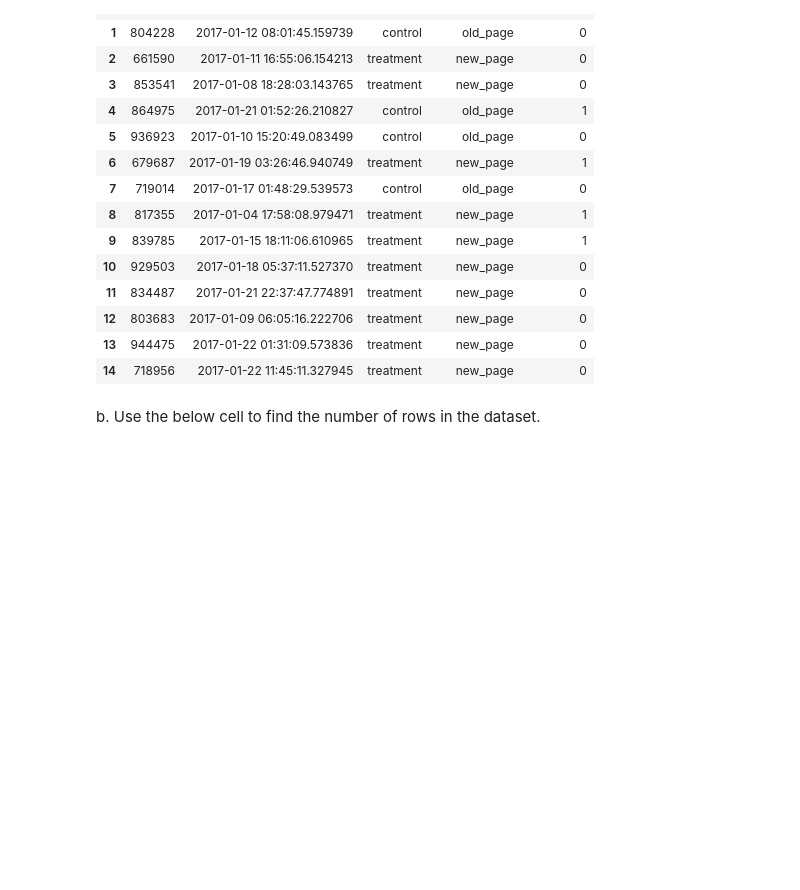
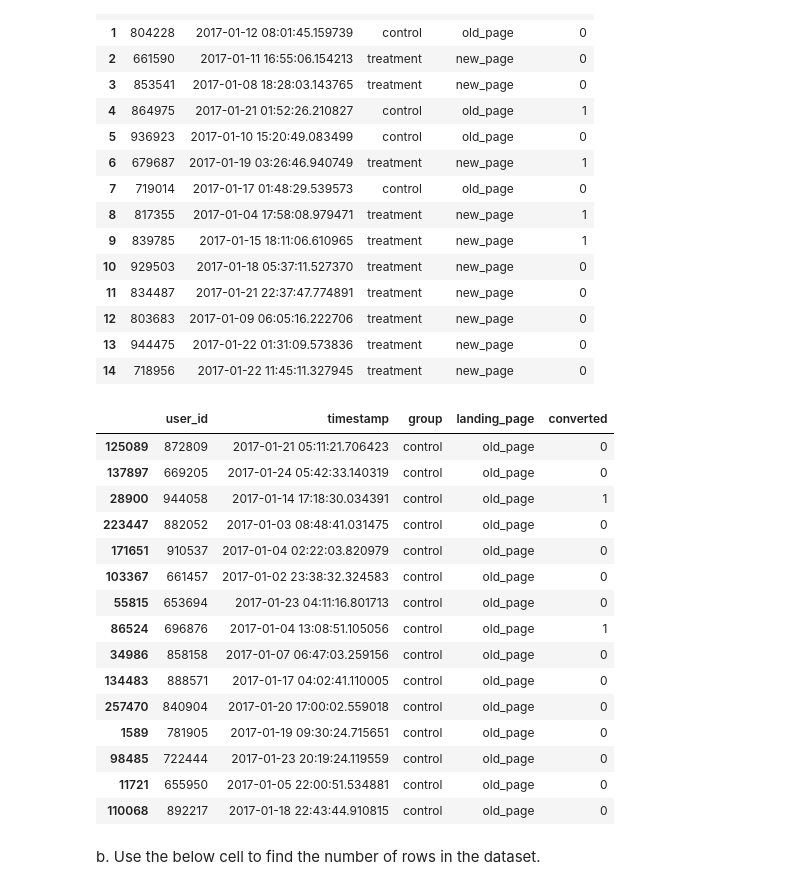
Before and after one commit to vitoralbano/ds-ii-ab-test, a Jupyter notebook: Analyze_ab_test_results_notebook.ipynb, the cells around one changed output. Drawn from its saved outputs; the diff is of its cells as text; code cells hidden in the pictures; blank space fills up the shorter version.

```diff
--- a/Analyze_ab_test_results_notebook.ipynb
+++ b/Analyze_ab_test_results_notebook.ipynb
@@ -59,6 +59,25 @@ df.head(15)
 | 12 | 803683 | 2017-01-09 06:05:16.222706 | treatment | new_page | 0 |
 | 13 | 944475 | 2017-01-22 01:31:09.573836 | treatment | new_page | 0 |
 | 14 | 718956 | 2017-01-22 11:45:11.327945 | treatment | new_page | 0 |
+# %%
+df.loc[df.group== 'control'].sample(15)
+# %% [output]
+|  | user_id | timestamp | group | landing_page | converted |
+| 125089 | 872809 | 2017-01-21 05:11:21.706423 | control | old_page | 0 |
+| 137897 | 669205 | 2017-01-24 05:42:33.140319 | control | old_page | 0 |
+| 28900 | 944058 | 2017-01-14 17:18:30.034391 | control | old_page | 1 |
+| 223447 | 882052 | 2017-01-03 08:48:41.031475 | control | old_page | 0 |
+| 171651 | 910537 | 2017-01-04 02:22:03.820979 | control | old_page | 0 |
+| 103367 | 661457 | 2017-01-02 23:38:32.324583 | control | old_page | 0 |
+| 55815 | 653694 | 2017-01-23 04:11:16.801713 | control | old_page | 0 |
+| 86524 | 696876 | 2017-01-04 13:08:51.105056 | control | old_page | 1 |
+| 34986 | 858158 | 2017-01-07 06:47:03.259156 | control | old_page | 0 |
+| 134483 | 888571 | 2017-01-17 04:02:41.110005 | control | old_page | 0 |
+| 257470 | 840904 | 2017-01-20 17:00:02.559018 | control | old_page | 0 |
+| 1589 | 781905 | 2017-01-19 09:30:24.715651 | control | old_page | 0 |
+| 98485 | 722444 | 2017-01-23 20:19:24.119559 | control | old_page | 0 |
+| 11721 | 655950 | 2017-01-05 22:00:51.534881 | control | old_page | 0 |
+| 110068 | 892217 | 2017-01-18 22:43:44.910815 | control | old_page | 0 |
 # %% [markdown]
 b. Use the below cell to find the number of rows in the dataset.
 # %%
```
Also changed, not shown: parts of 4 cells of this notebook.
